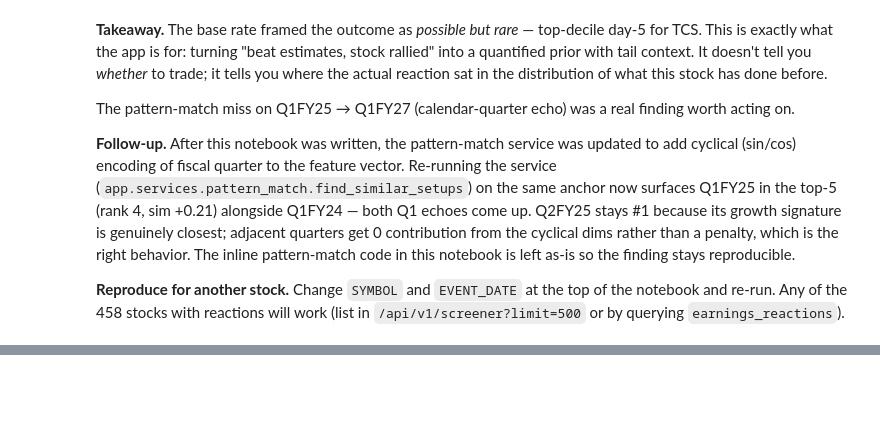
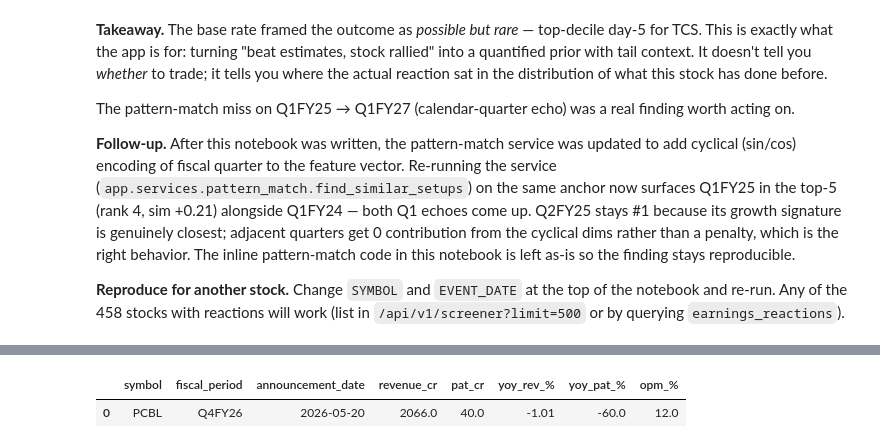
Before and after one commit to Char1an/earnings-edge, a Jupyter notebook: notebooks/06_case_study.ipynb, the cells around one changed output, grey strips where cells are left out. Drawn from its saved outputs; the diff is of its cells as text; code cells hidden in the pictures; blank space fills up the shorter version.

```diff
--- a/notebooks/06_case_study.ipynb
+++ b/notebooks/06_case_study.ipynb
@@ -245,0 +258,26 @@ The pattern-match miss on Q1FY25 → Q1FY27 (calendar-quarter echo) was a real f
+# %%
+# Case 2 setup — fetch the event + its computed reaction.
+PCBL_SYMBOL = "PCBL"
+PCBL_DATE = "2026-05-20"
+
+with SessionLocal() as s:
+    event2 = s.execute(text("""
+        SELECT e.*, s.symbol, s.name, s.sector
+        FROM earnings_events e JOIN stocks s ON s.id = e.stock_id
+        WHERE s.symbol = :sym AND e.announcement_date = :d
+    """), {"sym": PCBL_SYMBOL, "d": PCBL_DATE}).mappings().one()
+    actual2 = s.execute(text("""
+        SELECT * FROM earnings_reactions WHERE earnings_event_id = :eid
+    """), {"eid": event2["id"]}).mappings().one()
+
+pd.DataFrame([{
+    "symbol": event2["symbol"], "fiscal_period": event2["fiscal_period"],
+    "announcement_date": event2["announcement_date"],
+    "revenue_cr": float(event2["revenue_cr"]), "pat_cr": float(event2["pat_cr"]),
+    "yoy_rev_%": float(event2["yoy_revenue_growth"]),
+    "yoy_pat_%": float(event2["yoy_pat_growth"]),
+    "opm_%": float(event2["opm_pct"]) if event2["opm_pct"] is not None else None,
+}])
+# %% [output]
+|  | symbol | fiscal_period | announcement_date | revenue_cr | pat_cr | yoy_rev_% | yoy_pat_% | opm_% |
+| 0 | PCBL | Q4FY26 | 2026-05-20 | 2066.0 | 40.0 | -1.01 | -60.0 | 12.0 |
```
Also changed, not shown: parts of 10 cells of this notebook, 1 other file.
